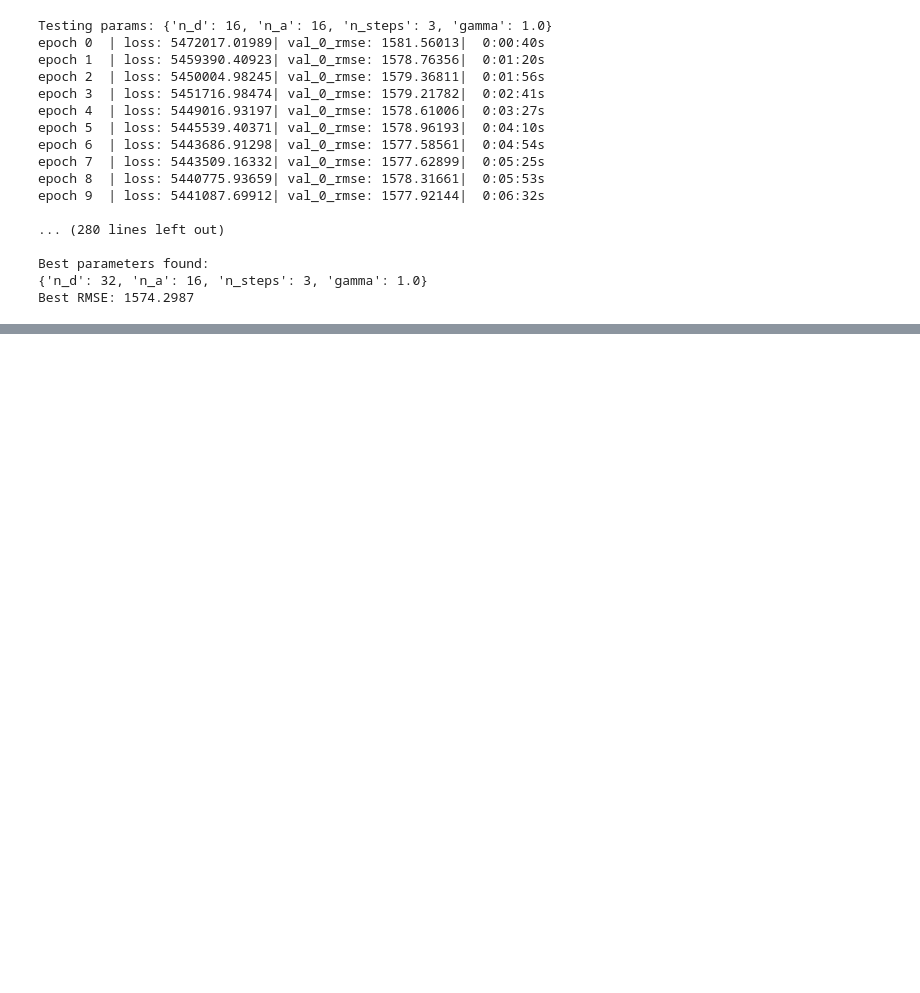
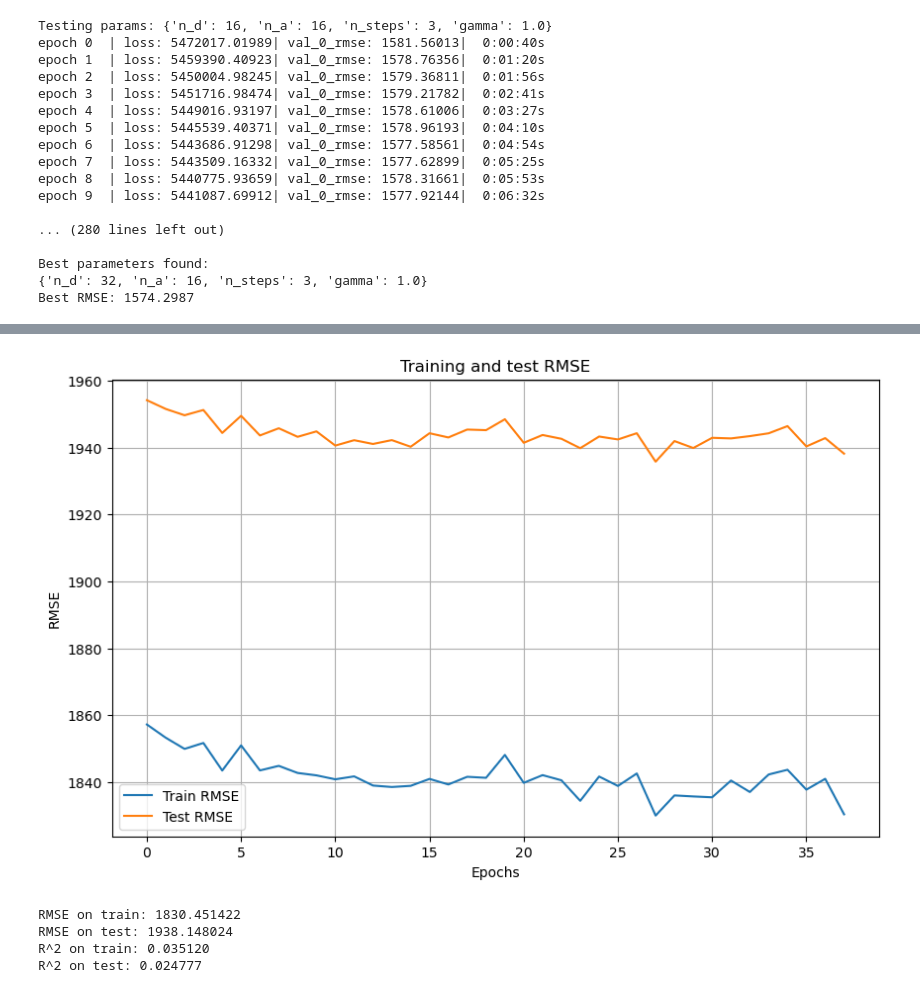
Before and after one commit to kwiatkowskaa/PowerOutage_Prediction, a Jupyter notebook: notebooks/03_model_development.ipynb, the cells around one changed output, grey strips where cells are left out. Saved outputs shown, nothing was run; the diff lists cells and outputs as text; code cells hidden in the pictures; blank space fills up the shorter version.

```diff
--- a/notebooks/03_model_development.ipynb
+++ b/notebooks/03_model_development.ipynb
@@ -827,0 +858,32 @@ model_TabNet_v2.save_model('../models/tabnet_model_v2')
+# %%
+train_rmse = model_TabNet_v2.history['val_0_rmse']
+test_rmse = model_TabNet_v2.history['val_1_rmse']
+
+plt.figure(figsize=(10, 6))
+plt.plot(train_rmse, label='Train RMSE')
+plt.plot(test_rmse, label='Test RMSE')
+plt.xlabel('Epochs')
+plt.ylabel('RMSE')
+plt.title('Training and test RMSE')
+plt.legend()
+plt.grid(True)
+plt.show()
+# %% [output]
+[figure, added]
+# %%
+y_pred_train = model_TabNet_v2.predict(X_train.values).flatten()
+y_pred_test = model_TabNet_v2.predict(X_test.values).flatten()
+
+r2_train = r2_score(y_train, y_pred_train)
+r2_test = r2_score(y_test, y_pred_test)
+
+print(f'RMSE on train: {train_rmse[-1]:6f}')
+print(f'RMSE on test: {test_rmse[-1]:6f}')
+
+print(f'R^2 on train: {r2_train:6f}')
+print(f'R^2 on test: {r2_test:6f}')
+# %% [output]
+RMSE on train: 1830.451422
+RMSE on test: 1938.148024
+R^2 on train: 0.035120
+R^2 on test: 0.024777
```
Also changed, not shown: parts of 5 cells of this notebook, 2 other files.
